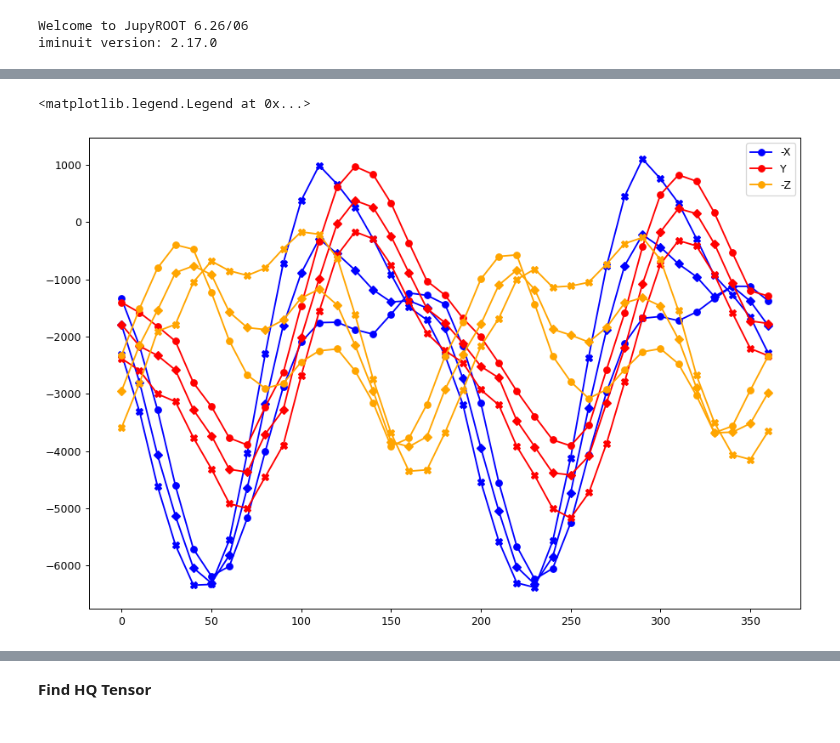
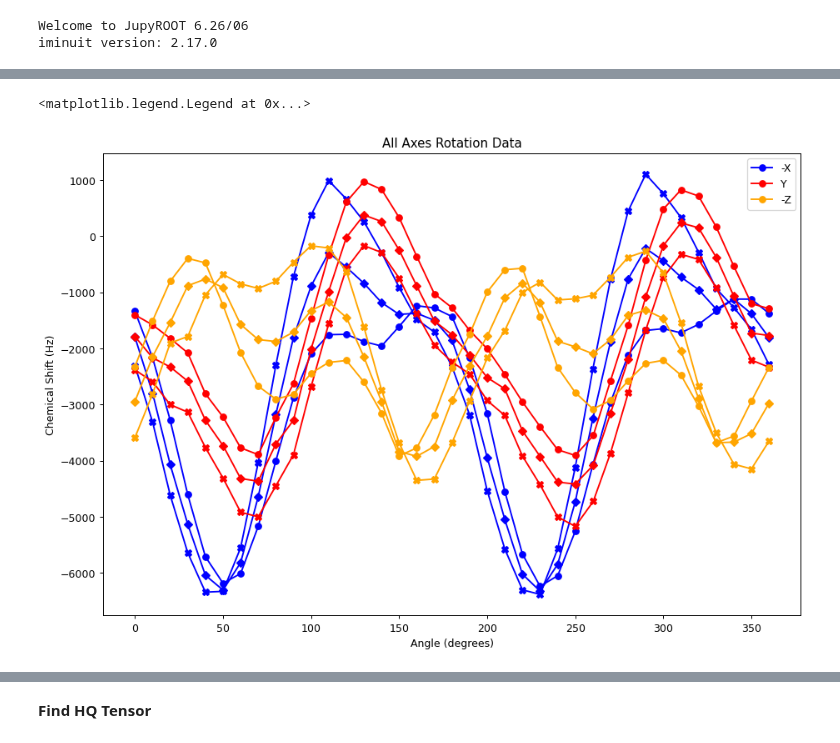
Before and after one commit to AstrobioShiva/Script_project, a Jupyter notebook: NMR_analysis/fitting_(+)HQipc2B_cluster1.ipynb, the cells around one changed output, grey strips where cells are left out. Cells and saved outputs as stored; diff of their text form; code cells hidden in the pictures.

```diff
--- a/NMR_analysis/fitting_(+)HQipc2B_cluster1.ipynb
+++ b/NMR_analysis/fitting_(+)HQipc2B_cluster1.ipynb
@@ -32,6 +32,8 @@ for i in range(3):
     plt.plot(df[i].Angle, df[i].Cluster1Peak1, label = 'Peak2', marker='o')
     plt.plot(df[i].Angle, df[i].Cluster1Peak2, label = 'Peak3', marker='o')
     plt.suptitle('Raw Data')
+    plt.xlabel('Angle (degrees)')
+    plt.ylabel('Chemical Shift (Hz)')
     plt.title(titles[i])
     plt.legend()
     plt.show()
@@ -42,23 +44,24 @@ for i in range(3):
 # %%
 plt.figure(figsize = (12,8), dpi = 90)
 
 plt.plot(df[0].Angle, df[0].Cluster1Peak0,'-bo' ,label = '-X')
 plt.plot(df[0].Angle, df[0].Cluster1Peak1,'-bD')
 plt.plot(df[0].Angle, df[0].Cluster1Peak2, '-bX')
 
 plt.plot(df[1].Angle, df[1].Cluster1Peak0,'-ro' ,label = 'Y')
 plt.plot(df[1].Angle, df[1].Cluster1Peak1,'-rD')
 plt.plot(df[1].Angle, df[1].Cluster1Peak2, '-rX')
 
 plt.plot(df[2].Angle, df[2].Cluster1Peak0, linestyle='-', marker='o', color = 'orange',label = '-Z')
 plt.plot(df[2].Angle, df[2].Cluster1Peak1, linestyle='-', marker='D', color = 'orange')
 plt.plot(df[2].Angle, df[2].Cluster1Peak2, linestyle='-', marker='X', color = 'orange')
-
-# plt.grid()
+plt.title('All Axes Rotation Data')
+plt.xlabel('Angle (degrees)')
+plt.ylabel('Chemical Shift (Hz)')
 plt.legend()
 # %% [output]
 <matplotlib.legend.Legend at 0x...>
-[figure, old version]
+[figure, new version]
 # %%
 freq_sum = [0]*3
 freq_diff = [0]*3
```
Also changed, not shown: parts of 8 cells of this notebook, 12 other files.
